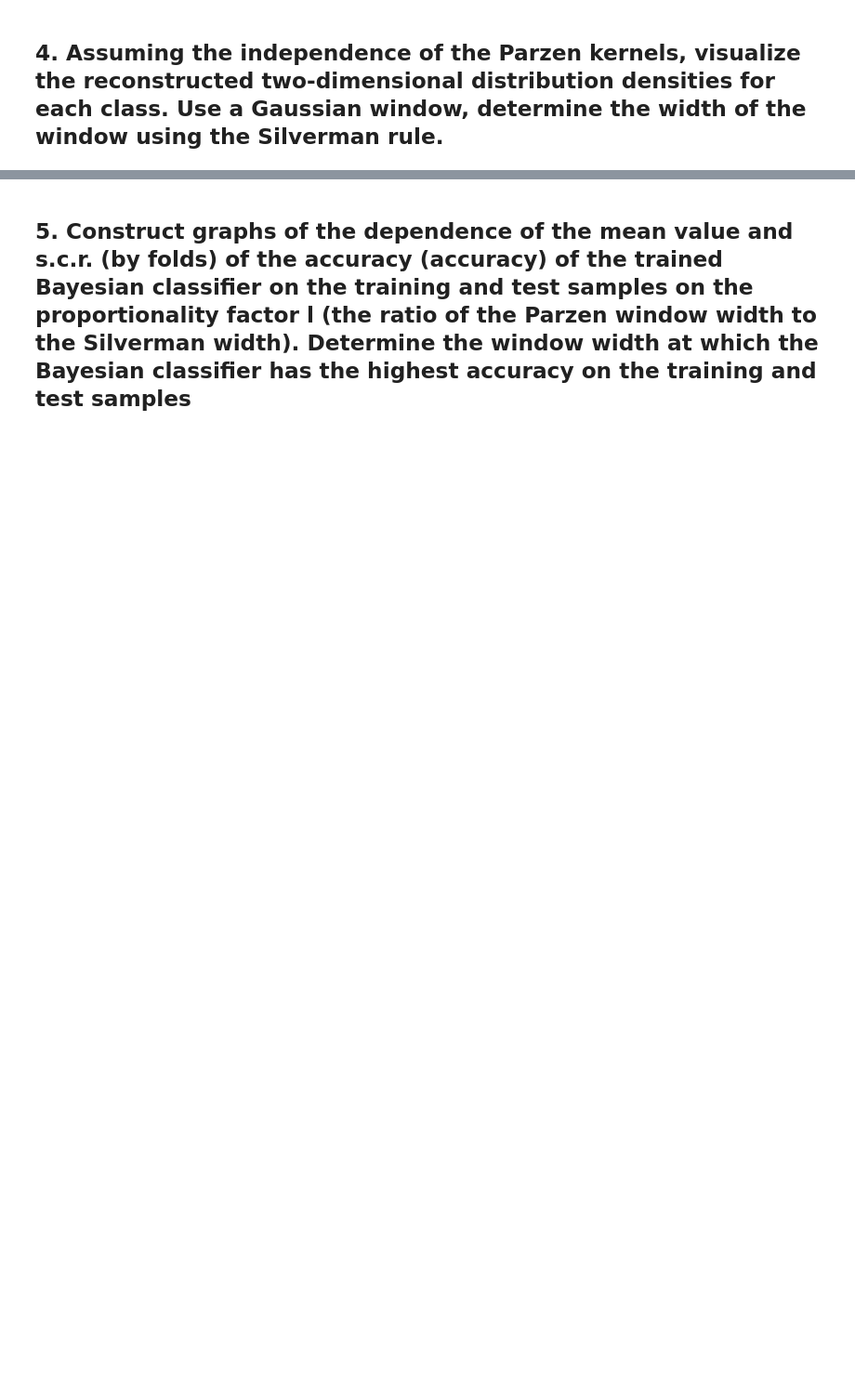
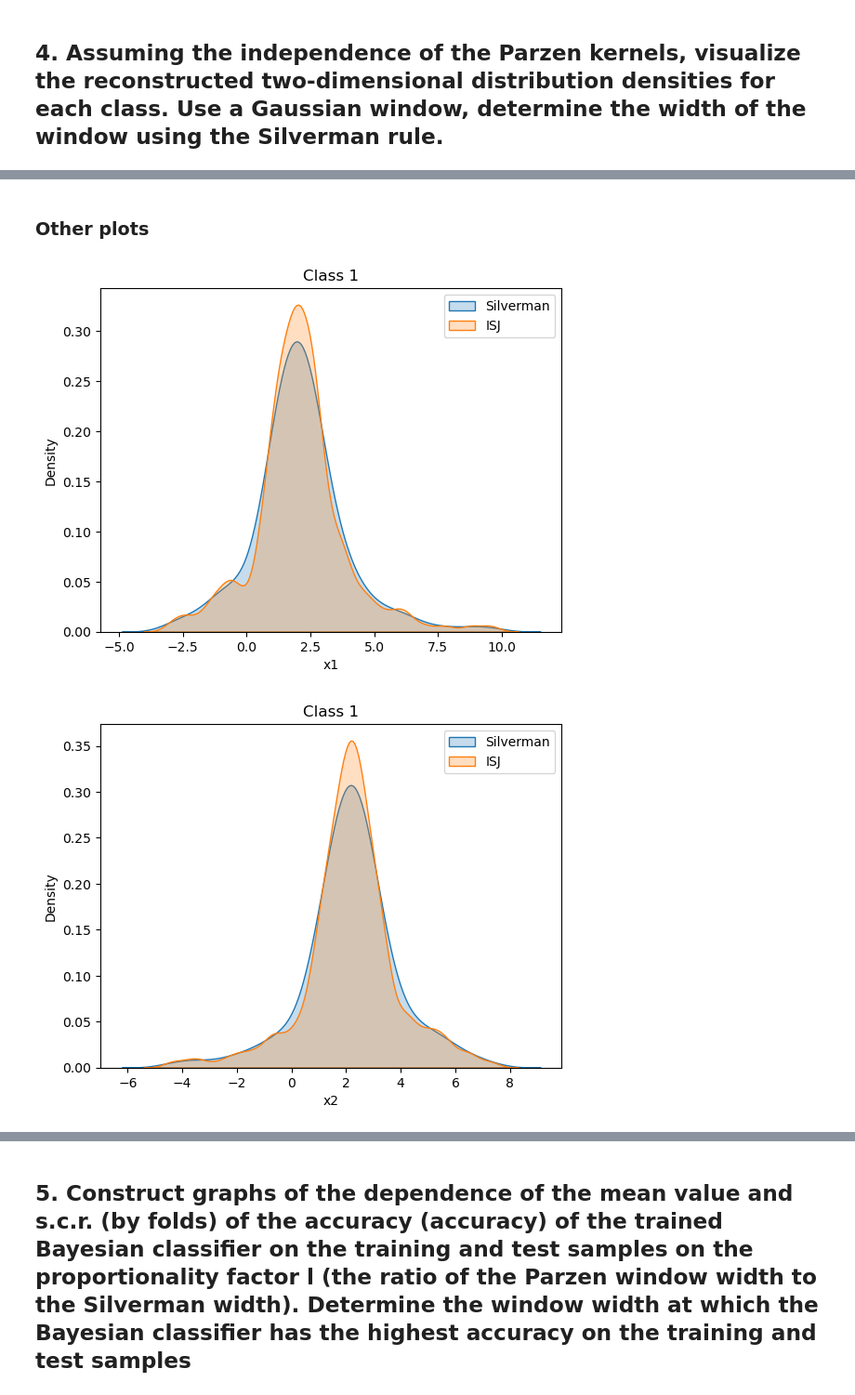
Before and after one commit to sigord/basic_ml_labs, a Jupyter notebook: LR_2.ipynb, the cells around one changed output, grey strips where cells are left out. Shown at 93% size. Drawn from its saved outputs; the diff is of its cells as text; code cells hidden in the pictures; blank space fills up the shorter version.

```diff
--- a/LR_2.ipynb
+++ b/LR_2.ipynb
@@ -231,0 +315,2 @@ plt.show();
+# %% [markdown]
+### Other plots
@@ -231,0 +321,16 @@ plt.show();
+# %%
+for class_index in data['label'].unique():
+    data_class = data[data['label'] == class_index]
+    s = sns.kdeplot(data=data_class, x='x1', bw_method='silverman', fill=True, cmap='BrBG', label='Silverman')
+    isj = sns.kdeplot(data=data_class, x='x1', bw_method=improved_sheather_jones(data_class['x2'].values.reshape(-1,1)), fill=True, cmap='Blues', label='ISJ')
+    plt.legend()
+    plt.title(f'Class {class_index}')
+    plt.show()
+    s = sns.kdeplot(data=data_class, x='x2', bw_method='silverman', fill=True, cmap='BrBG', label='Silverman')
+    isj = sns.kdeplot(data=data_class, x='x2', bw_method=improved_sheather_jones(data_class['x2'].values.reshape(-1,1)), fill=True, cmap='Blues', label='ISJ')
+    plt.legend()
+    plt.title(f'Class {class_index}')
+    plt.show()
+# %% [output]
+[figure, added]
+[figure, added]
```
Also changed, not shown: parts of 18 cells of this notebook.
